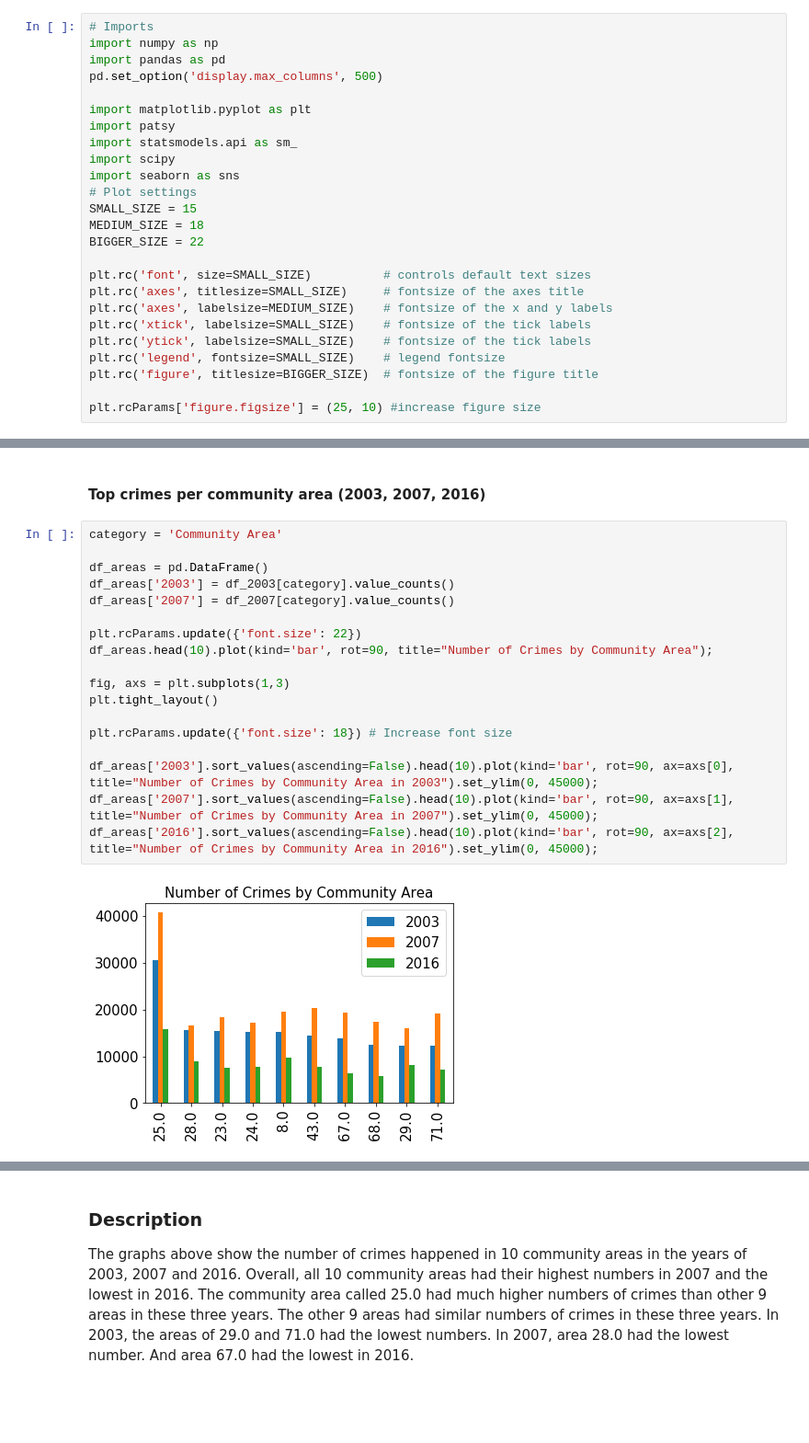
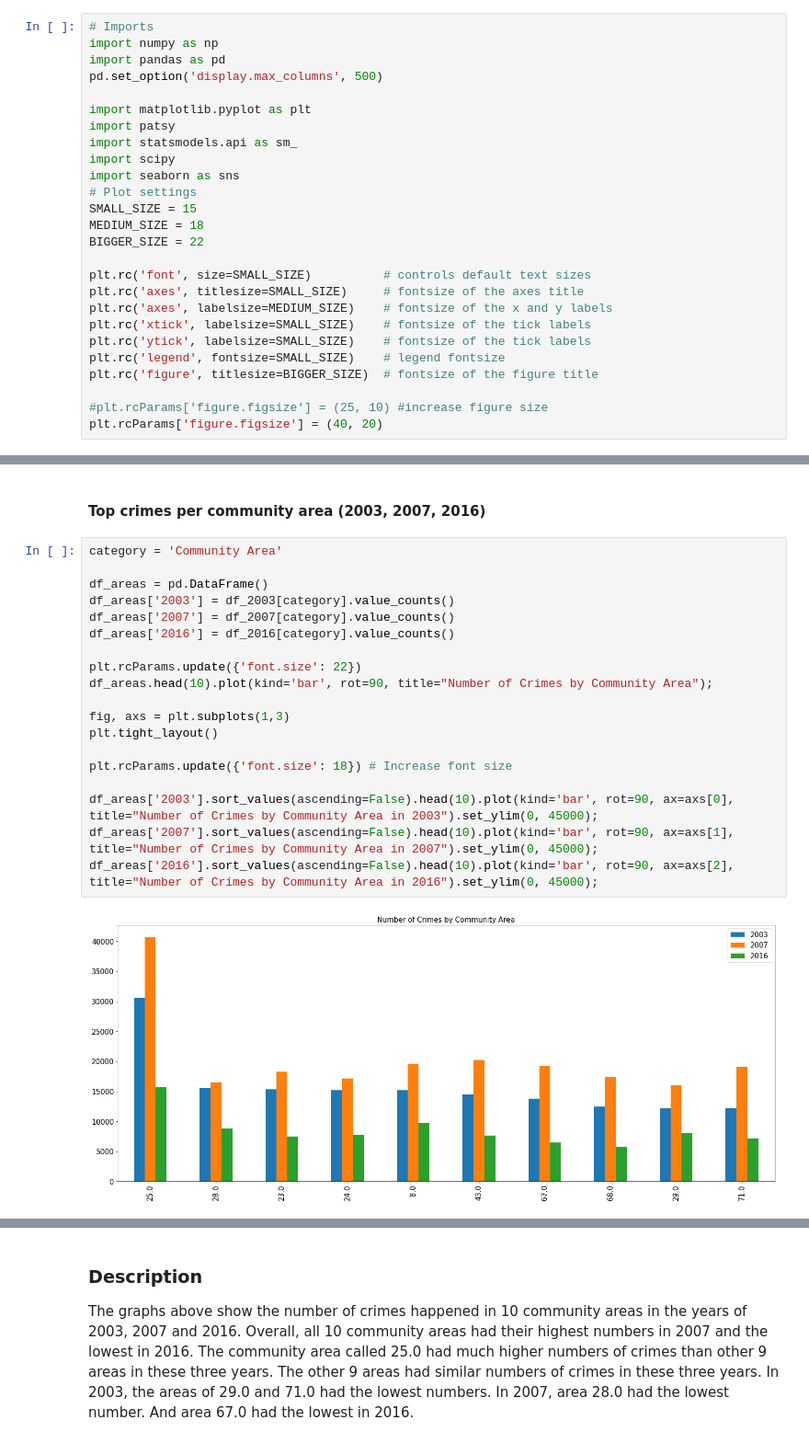
Before and after one commit to nschenone/Crime_Analysis_in_Chicago, a Jupyter notebook: COGS_108_Final_Project.ipynb, the cells around one changed output, grey strips where cells are left out. Shown at 92% size. Saved outputs shown, nothing was run; the diff lists cells and outputs as text; blank space fills up the shorter version.

```diff
--- a/COGS_108_Final_Project.ipynb
+++ b/COGS_108_Final_Project.ipynb
@@ -63,7 +63,8 @@ plt.rc('ytick', labelsize=SMALL_SIZE)    # fontsize of the tick labels
 plt.rc('legend', fontsize=SMALL_SIZE)    # legend fontsize
 plt.rc('figure', titlesize=BIGGER_SIZE)  # fontsize of the figure title
 
-plt.rcParams['figure.figsize'] = (25, 10) #increase figure size
+#plt.rcParams['figure.figsize'] = (25, 10) #increase figure size
+plt.rcParams['figure.figsize'] = (40, 20)
 # %% [markdown]
 #### Load and format data
 # %%
@@ -367,20 +368,21 @@ These graphs describe the numbers of the top 10 crimes happened in the years of
 # %%
 category = 'Community Area'
 
 df_areas = pd.DataFrame()
 df_areas['2003'] = df_2003[category].value_counts()
 df_areas['2007'] = df_2007[category].value_counts()
+df_areas['2016'] = df_2016[category].value_counts()
 
 plt.rcParams.update({'font.size': 22})
 df_areas.head(10).plot(kind='bar', rot=90, title="Number of Crimes by Community Area");
 
 fig, axs = plt.subplots(1,3)
 plt.tight_layout()
 
 plt.rcParams.update({'font.size': 18}) # Increase font size
 
 df_areas['2003'].sort_values(ascending=False).head(10).plot(kind='bar', rot=90, ax=axs[0], title="Number of Crimes by Community Area in 2003").set_ylim(0, 45000);
 df_areas['2007'].sort_values(ascending=False).head(10).plot(kind='bar', rot=90, ax=axs[1], title="Number of Crimes by Community Area in 2007").set_ylim(0, 45000);
 df_areas['2016'].sort_values(ascending=False).head(10).plot(kind='bar', rot=90, ax=axs[2], title="Number of Crimes by Community Area in 2016").set_ylim(0, 45000);
 # %% [output]
-[figure, old version]
+[figure, new version]
```
Also changed, not shown: parts of 9 cells of this notebook.
